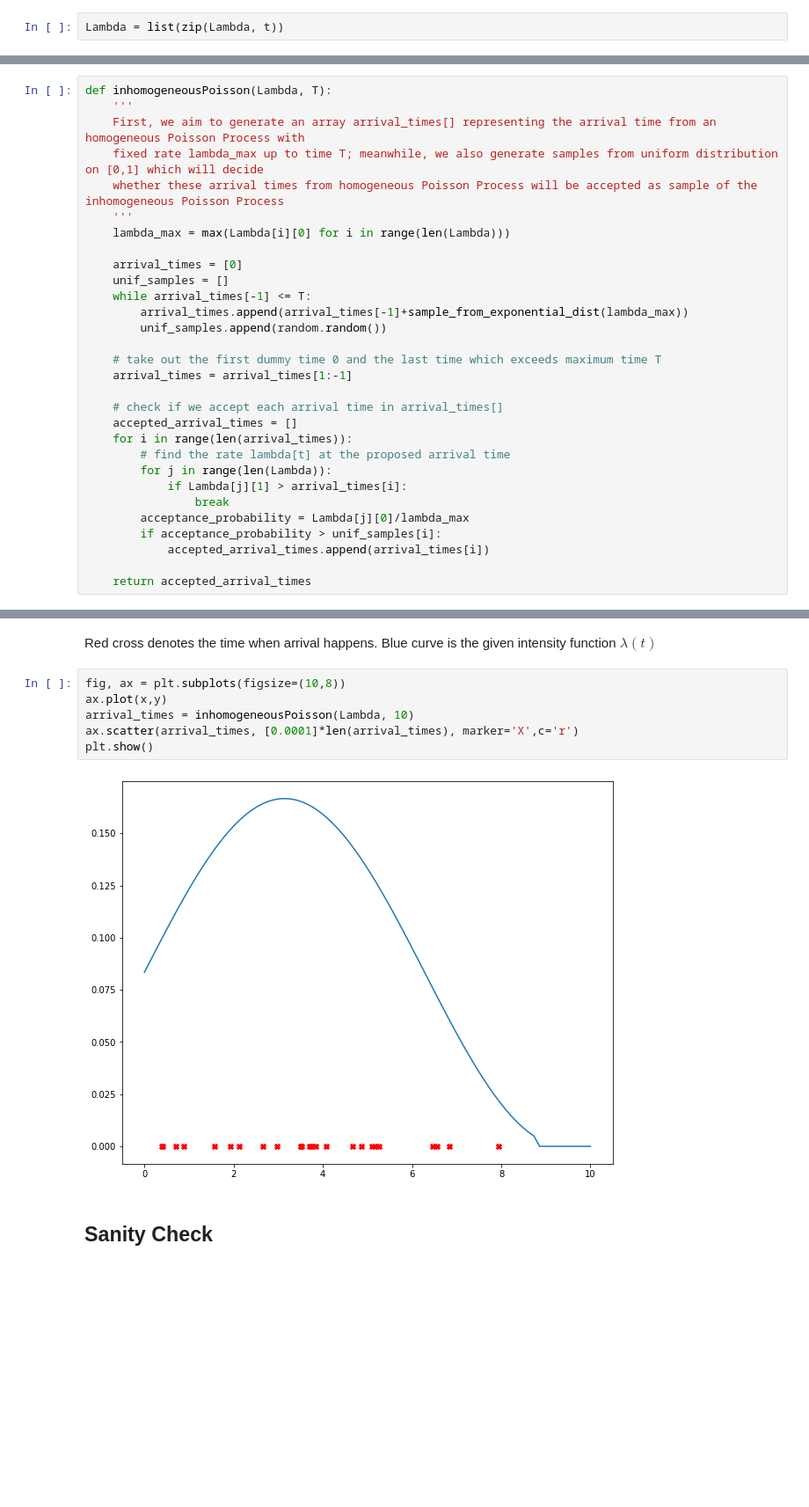
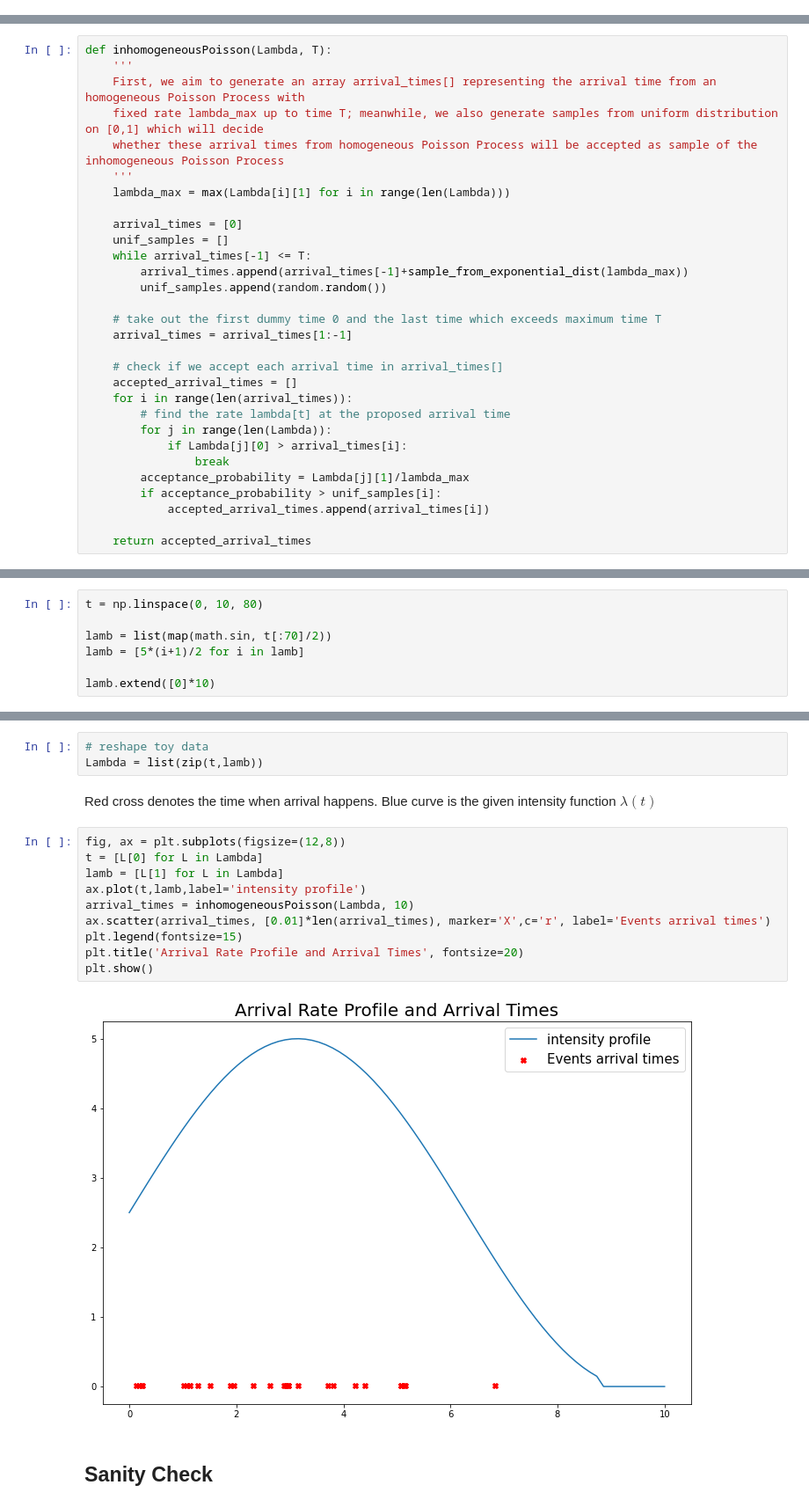
Before and after one commit to yishu0524/Placental-Transmission, a Jupyter notebook: Sampling_Inhomogeneous_Poisson_Process.ipynb, the cells around one changed output, grey strips where cells are left out. Shown: that part at 88% size. Drawn from its saved outputs; the diff is of its cells as text; blank space fills up the shorter version.

```diff
--- a/Sampling_Inhomogeneous_Poisson_Process.ipynb
+++ b/Sampling_Inhomogeneous_Poisson_Process.ipynb
@@ -22,5 +12,3 @@ plt.show()
-# %%
-Lambda = list(zip(Lambda, t))
 # %%
 def sample_from_exponential_dist(a):
     # random sampling from exponential distribution with mean a
@@ -35,7 +23,7 @@ def inhomogeneousPoisson(Lambda, T):
     fixed rate lambda_max up to time T; meanwhile, we also generate samples from uniform distribution on [0,1] which will decide
     whether these arrival times from homogeneous Poisson Process will be accepted as sample of the inhomogeneous Poisson Process
     '''
-    lambda_max = max(Lambda[i][0] for i in range(len(Lambda)))
+    lambda_max = max(Lambda[i][1] for i in range(len(Lambda)))
 
     arrival_times = [0]
     unif_samples = []
@@ -51,9 +39,9 @@ def inhomogeneousPoisson(Lambda, T):
     for i in range(len(arrival_times)):
         # find the rate lambda[t] at the proposed arrival time
         for j in range(len(Lambda)):
-            if Lambda[j][1] > arrival_times[i]:
+            if Lambda[j][0] > arrival_times[i]:
                 break
-        acceptance_probability = Lambda[j][0]/lambda_max
+        acceptance_probability = Lambda[j][1]/lambda_max
         if acceptance_probability > unif_samples[i]:
             accepted_arrival_times.append(arrival_times[i])
 
@@ -60,0 +51,7 @@ def inhomogeneousPoisson(Lambda, T):
+# %%
+t = np.linspace(0, 10, 80)
+
+lamb = list(map(math.sin, t[:70]/2))
+lamb = [5*(i+1)/2 for i in lamb]
+
+lamb.extend([0]*10)
@@ -61,15 +64,22 @@ def inhomogeneousPoisson(Lambda, T):
 # %% [markdown]
 ## Plot: Single Experiment
+# %%
+# reshape toy data
+Lambda = list(zip(t,lamb))
 # %% [markdown]
 Red cross denotes the time when arrival happens. Blue curve is the given intensity function $\lambda(t)$
 # %%
-fig, ax = plt.subplots(figsize=(10,8))
-ax.plot(x,y)
+fig, ax = plt.subplots(figsize=(12,8))
+t = [L[0] for L in Lambda]
+lamb = [L[1] for L in Lambda]
+ax.plot(t,lamb,label='intensity profile')
 arrival_times = inhomogeneousPoisson(Lambda, 10)
-ax.scatter(arrival_times, [0.0001]*len(arrival_times), marker='X',c='r')
+ax.scatter(arrival_times, [0.01]*len(arrival_times), marker='X',c='r', label='Events arrival times')
+plt.legend(fontsize=15)
+plt.title('Arrival Rate Profile and Arrival Times', fontsize=20)
 plt.show()
 # %% [output]
-[figure, old version]
+[figure, new version]
 # %% [markdown]
 ## Sanity Check
 # %% [markdown]
```
Also changed, not shown: parts of 15 cells of this notebook.
